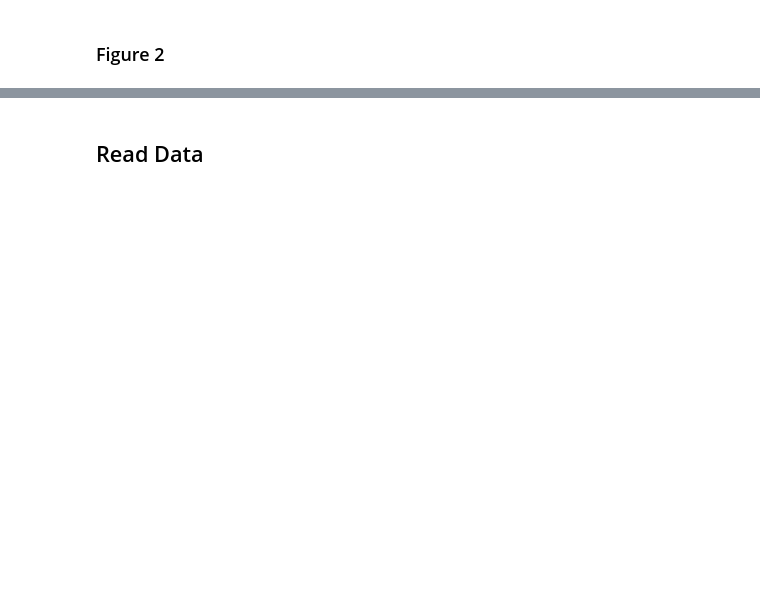
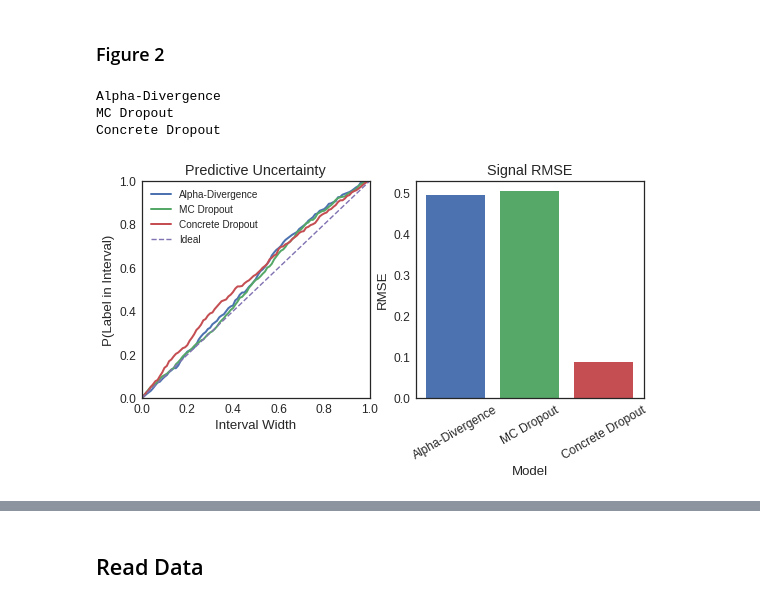
Before and after one commit to tjvandal/CI-2017, a Jupyter notebook: notebooks/bnn-experiments.ipynb, the cells around one changed output, grey strips where cells are left out. Saved outputs shown, nothing was run; the diff lists cells and outputs as text; code cells hidden in the pictures; blank space fills up the shorter version.

```diff
--- a/notebooks/bnn-experiments.ipynb
+++ b/notebooks/bnn-experiments.ipynb
@@ -242,35 +254,54 @@ plt.show()
 ### Figure 2
 # %%
 p_range = np.arange(0.0, 1.0, 0.01)
-fig = plt.figure(figsize=(8,6))
-for key, val in test_results.iteritems():
+fig, axs = plt.subplots(1,2,figsize=(9,4))
+axs = np.ravel(axs)
+
+for i, (key, val) in enumerate(test_results.iteritems()):
     print key
     ratios = []
     std = val['std']
     mean = val['mu']
     for p_interval in p_range:
         p = 0.5 + p_interval/2.
 
         plow = (1. - p)/2
         phi = 1-plow
         samples = val['samples']
         low  = np.percentile(samples[:,:,0], plow*100,  axis=0)
         high = np.percentile(samples[:,:,0], phi*100, axis=0)
 
         z = scipy.stats.norm.ppf(p)
         low = mean - z*std
         high = mean + z*std
-        obs_in_range = (Y_test > low) * (Y_test < high)
+        obs_in_range = (Y_test[:,0] > low) * (Y_test[:,0] < high)
+
+
+        #plt.hist(obs_in_range.mean(0))
         ratios.append(np.mean(obs_in_range))
-    plt.plot(p_range, ratios, label=key, lw=2)
+    rmse = np.sqrt(np.mean((Y_signal[:,0] - mean)**2))
+    axs[1].bar(i,rmse)
+    axs[0].plot(p_range, ratios, label=key, lw=2)
 
-plt.plot([0,1], [0,1], ls='dashed', label='Ideal')
-plt.xlim([0.0,1])
-plt.ylim([0,1])
-plt.xlabel("Interval Width")
-plt.ylabel("P(Label in Interval)")
-plt.title("Predictive Uncertainty")
-plt.legend()
+axs[0].plot([0,1], [0,1], ls='dashed', label='Ideal')
+axs[0].set_xlim([0.0,1])
+axs[0].set_ylim([0,1])
+axs[0].set_xlabel("Interval Width")
+axs[0].set_ylabel("P(Label in Interval)")
+axs[0].set_title("Predictive Uncertainty")
+axs[0].legend(fontsize=10)
+
+axs[1].set_title("Signal RMSE")
+axs[1].set_xlabel("Model")
+axs[1].set_ylabel("RMSE")
+#axs[1].set_xticklabels(test_results.keys(), rotation=30)
+plt.xticks(range(3), test_results.keys(), axes=axs[1], rotation=30)
+
 plt.savefig("figure2.pdf")
 plt.show()
+# %% [output]
+Alpha-Divergence
+MC Dropout
+Concrete Dropout
+[figure, added]
 # %% [markdown]
```
Also changed, not shown: parts of 10 cells of this notebook.
